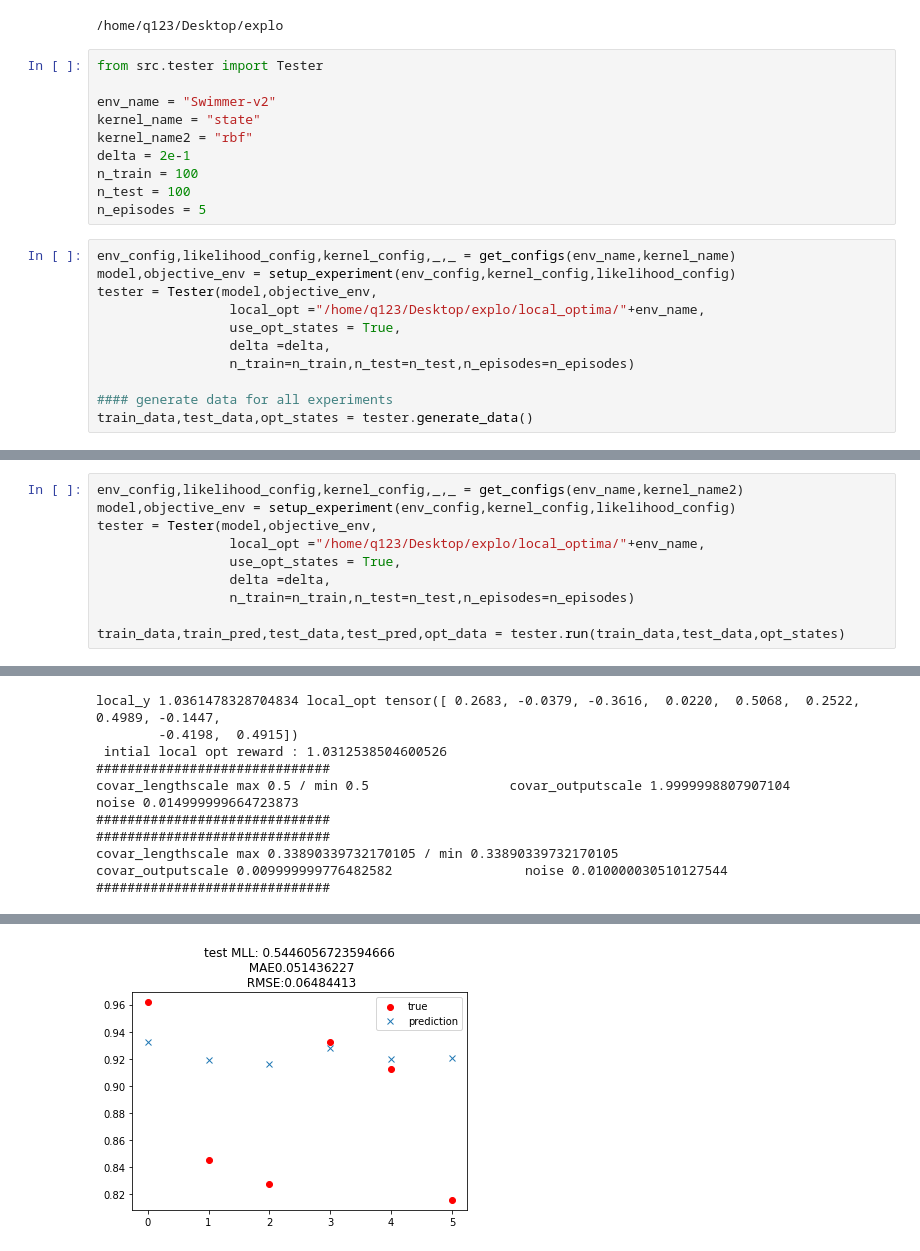
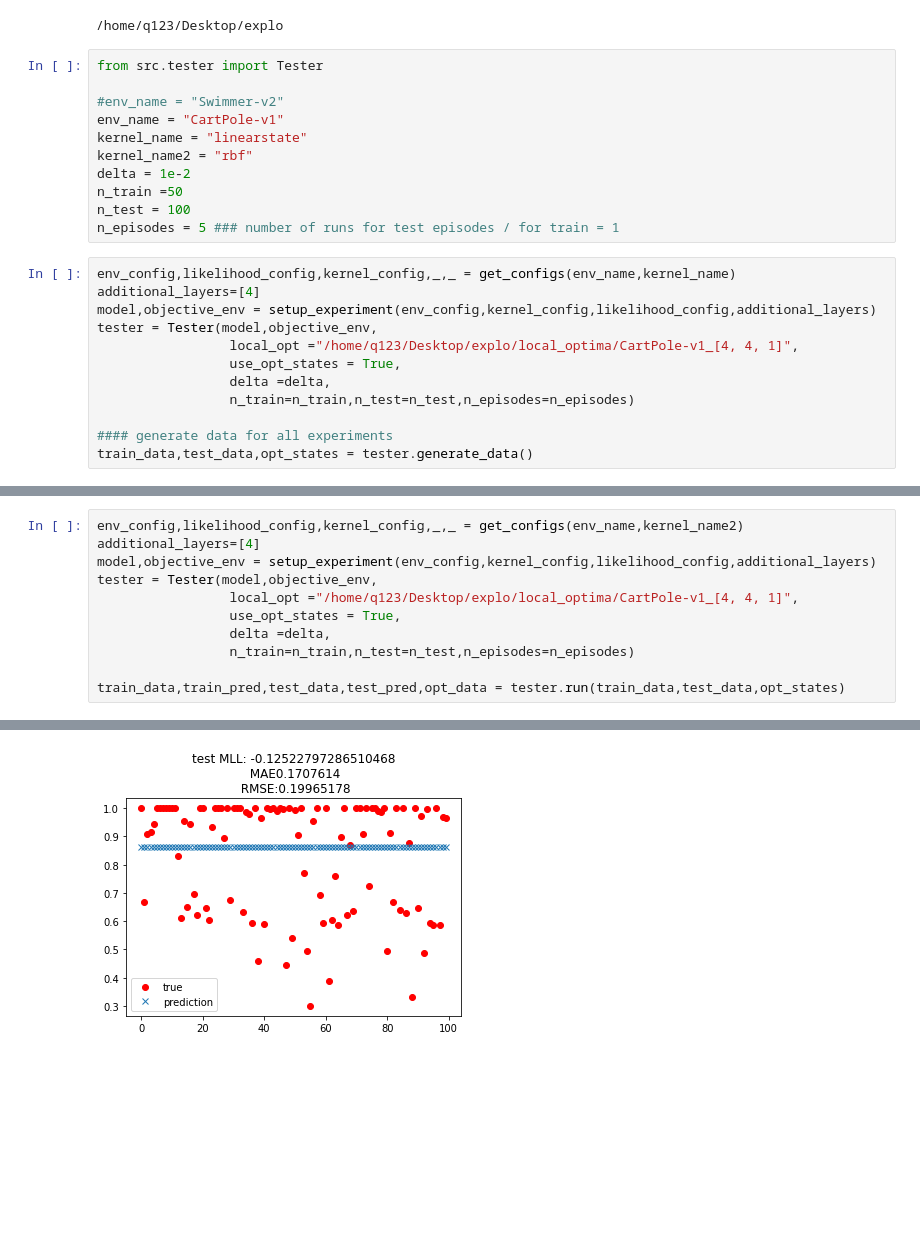
Before and after one commit to kallel-mahdi/explo, a Jupyter notebook: experiments/tester.ipynb, the cells around one changed output, grey strips where cells are left out. Cells and saved outputs as stored; diff of their text form; blank space fills up the shorter version.

Commit message:
GIBO, Trainer / Tester now support DNN's

```diff
--- a/experiments/tester.ipynb
+++ b/experiments/tester.ipynb
@@ -19,18 +19,20 @@ logger = logging.getLogger()
 # %%
 from src.tester import Tester
 
-env_name = "Swimmer-v2"
-kernel_name = "state"
+#env_name = "Swimmer-v2"
+env_name = "CartPole-v1"
+kernel_name = "linearstate"
 kernel_name2 = "rbf"
-delta = 2e-1
-n_train = 100
+delta = 1e-2
+n_train =50
 n_test = 100
-n_episodes = 5
+n_episodes = 5 ### number of runs for test episodes / for train = 1
 # %%
 env_config,likelihood_config,kernel_config,_,_ = get_configs(env_name,kernel_name)
-model,objective_env = setup_experiment(env_config,kernel_config,likelihood_config)
+additional_layers=[4]
+model,objective_env = setup_experiment(env_config,kernel_config,likelihood_config,additional_layers)
 tester = Tester(model,objective_env,
-                 local_opt ="/home/q123/Desktop/explo/local_optima/"+env_name,
+                 local_opt ="/home/q123/Desktop/explo/local_optima/CartPole-v1_[4, 4, 1]",
                  use_opt_states = True,
                  delta =delta,
                  n_train=n_train,n_test=n_test,n_episodes=n_episodes)
@@ -60,8 +65,9 @@ covar_lengthscale max 0.33336445689201355 / min 0.33336445689201355
 # %%
 env_config,likelihood_config,kernel_config,_,_ = get_configs(env_name,kernel_name2)
-model,objective_env = setup_experiment(env_config,kernel_config,likelihood_config)
+additional_layers=[4]
+model,objective_env = setup_experiment(env_config,kernel_config,likelihood_config,additional_layers)
 tester = Tester(model,objective_env,
-                 local_opt ="/home/q123/Desktop/explo/local_optima/"+env_name,
+                 local_opt ="/home/q123/Desktop/explo/local_optima/CartPole-v1_[4, 4, 1]",
                  use_opt_states = True,
                  delta =delta,
                  n_train=n_train,n_test=n_test,n_episodes=n_episodes)
@@ -72,9 +91,0 @@ MathLog.src.helpers : WARNING : MLP dimensions : [8, 2]
-local_y 1.0361478328704834 local_opt tensor([ 0.2683, -0.0379, -0.3616,  0.0220,  0.5068,  0.2522,  0.4989, -0.1447,
-        -0.4198,  0.4915])
- intial local opt reward : 1.0312538504600526
-##############################
-covar_lengthscale max 0.5 / min 0.5                  covar_outputscale 1.9999998807907104                 noise 0.014999999664723873
-##############################
-##############################
-covar_lengthscale max 0.33890339732170105 / min 0.33890339732170105                  covar_outputscale 0.009999999776482582                 noise 0.010000030510127544
-##############################
@@ -82,4 +93,4 @@ covar_lengthscale max 0.33890339732170105 / min 0.33890339732170105
-[figure, old version]
+[figure, new version]
 # %%
 from sklearn.linear_model import ARDRegression
 import matplotlib.pyplot as plt
```
Also changed, not shown: parts of 8 cells of this notebook, 13 other files.
